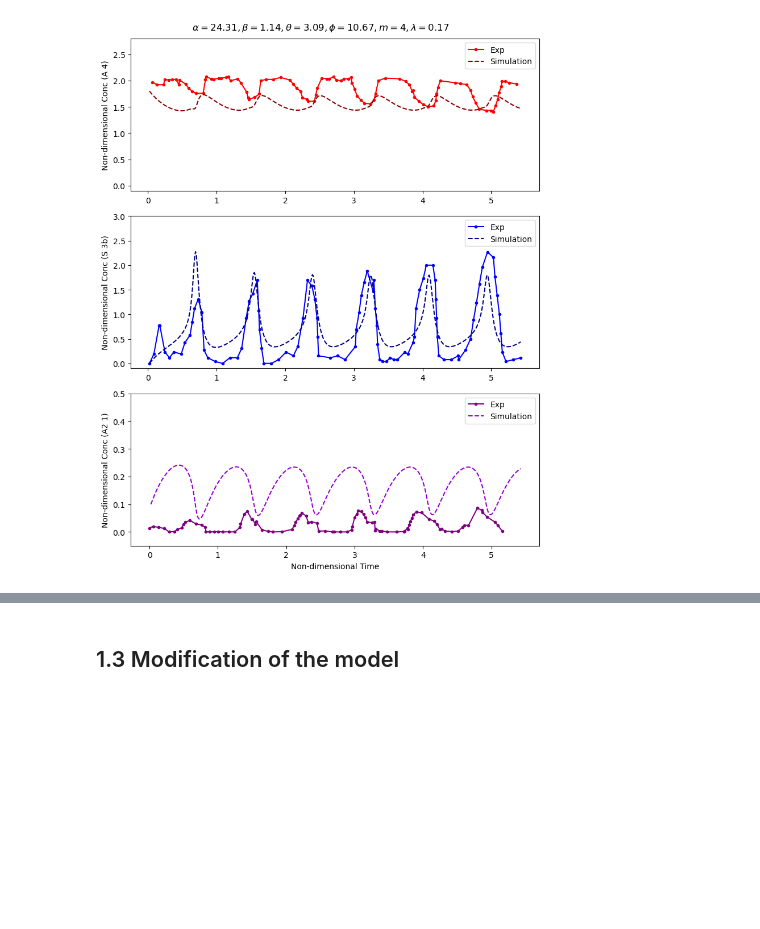
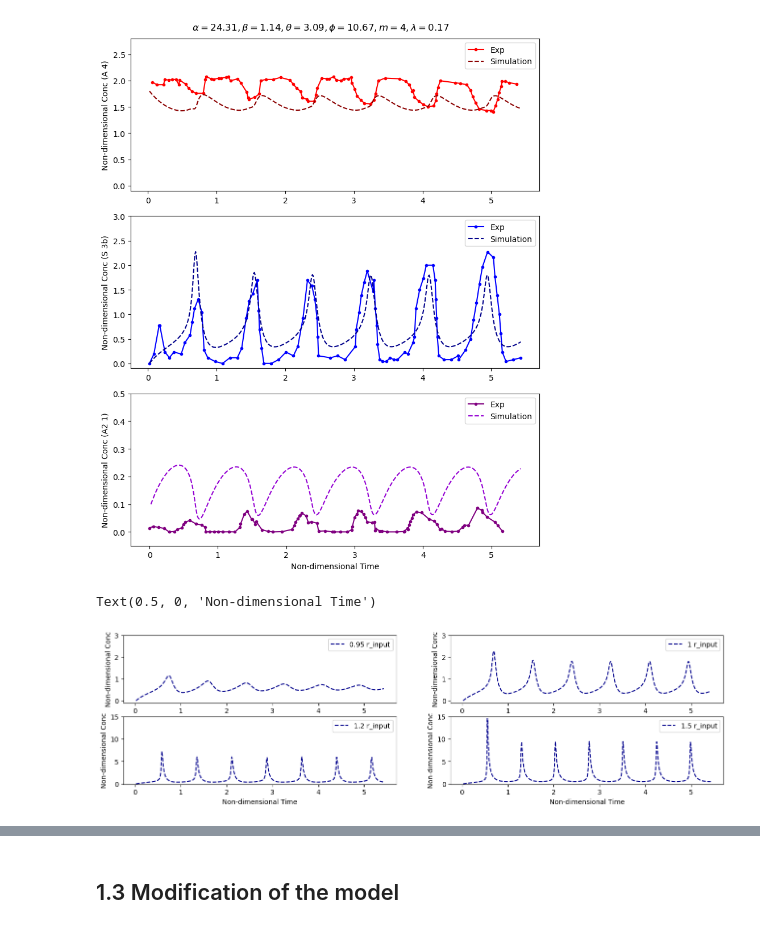
Before and after one commit to Zhiheng419/Chemical_Oscillation_Model, a Jupyter notebook: non_delayed_model.ipynb, the cells around one changed output, grey strips where cells are left out. Drawn from its saved outputs; the diff is of its cells as text; code cells hidden in the pictures; blank space fills up the shorter version.

```diff
--- a/non_delayed_model.ipynb
+++ b/non_delayed_model.ipynb
@@ -240,0 +257,15 @@ fig.tight_layout()
+# %%
+fig, axes = plt.subplots(2, 2, figsize = (16,4))
+for ax, sol, s in zip(axes.flatten(), sols, scale):
+    ax.plot(sol.t, sol.y[1] + sol.y[1] ** m, label = f'{s} r_input', color = 'darkblue', linestyle = '--')
+    ax.legend(loc='upper right')
+    ax.set_ylim(-0.1, 15)
+    ax.set_ylabel('Non-dimensional Conc')
+
+axes[0][0].set_ylim(-0.1, 3)
+axes[0][1].set_ylim(-0.1, 3)
+axes[1][0].set_xlabel('Non-dimensional Time')
+axes[1][1].set_xlabel('Non-dimensional Time')
+# %% [output]
+Text(0.5, 0, 'Non-dimensional Time')
+[figure, added]
```
Also changed, not shown: parts of 7 cells of this notebook.
